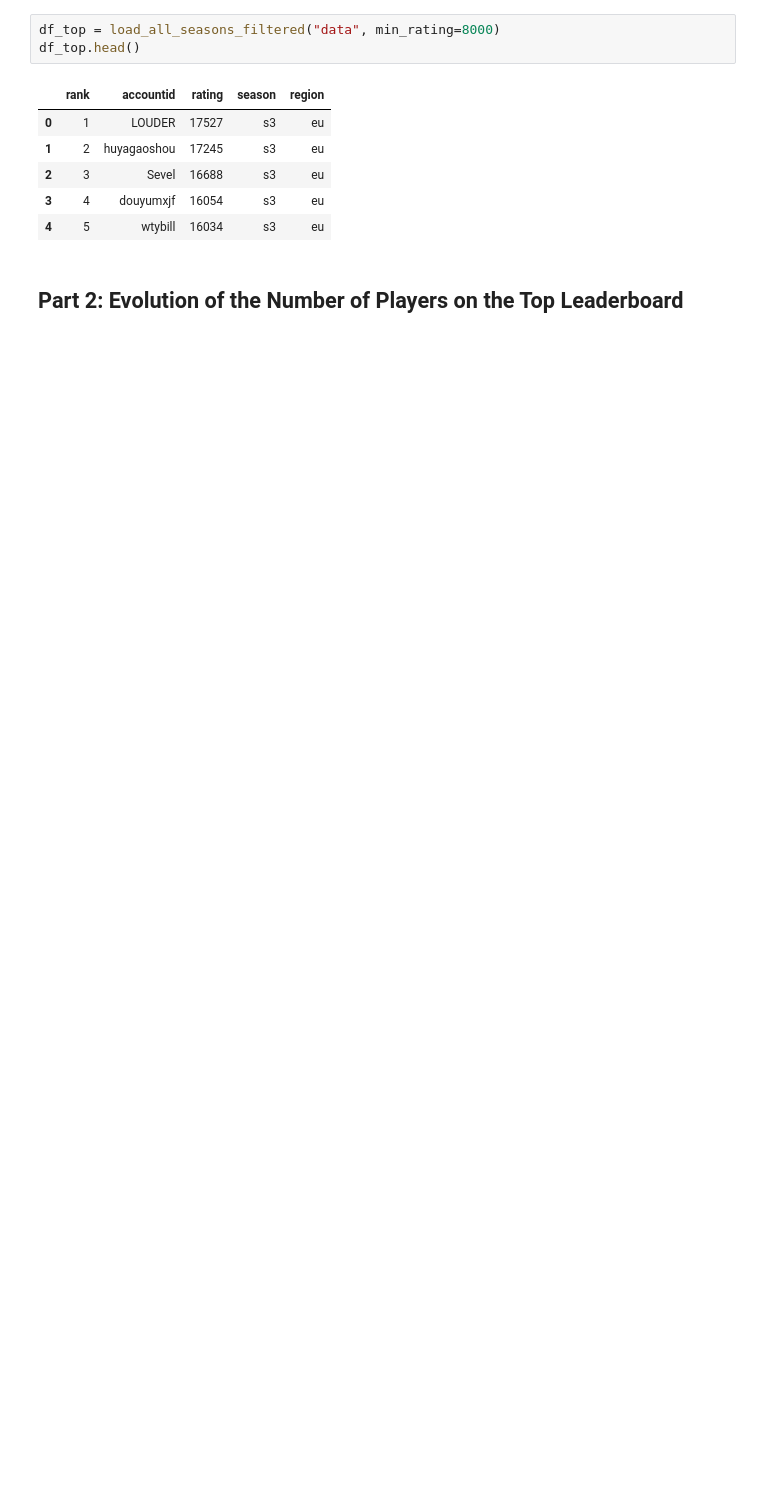
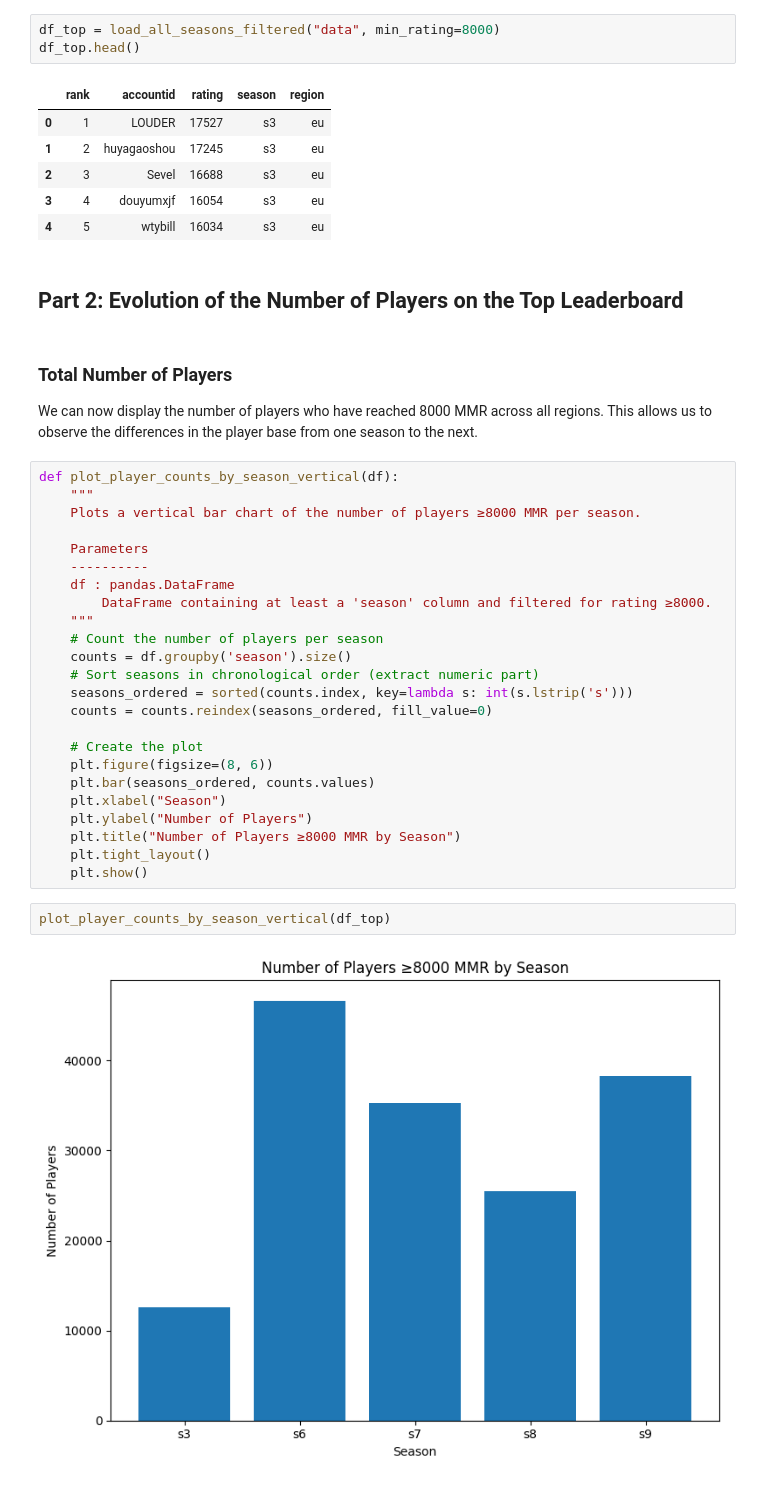
Before and after one commit to LucienLaumont/HSBG_scraper_leaderboard, a Jupyter notebook: evolution_top_leaderboard.ipynb, the cells around one changed output. Saved outputs shown, nothing was run; the diff lists cells and outputs as text; blank space fills up the shorter version.

```diff
--- a/evolution_top_leaderboard.ipynb
+++ b/evolution_top_leaderboard.ipynb
@@ -80,3 +103,35 @@ df_top.head()
 | 4 | 5 | wtybill | 16034 | s3 | eu |
 # %% [markdown]
 ## **Part 2: Evolution of the Number of Players on the Top Leaderboard**
+# %% [markdown]
+### **Total Number of Players**
+
+We can now display the number of players who have reached 8000 MMR across all regions. This allows us to observe the differences in the player base from one season to the next.
+# %%
+def plot_player_counts_by_season_vertical(df):
+    """
+    Plots a vertical bar chart of the number of players ≥8000 MMR per season.
+
+    Parameters
+    ----------
+    df : pandas.DataFrame
+        DataFrame containing at least a 'season' column and filtered for rating ≥8000.
+    """
+    # Count the number of players per season
+    counts = df.groupby('season').size()
+    # Sort seasons in chronological order (extract numeric part)
+    seasons_ordered = sorted(counts.index, key=lambda s: int(s.lstrip('s')))
+    counts = counts.reindex(seasons_ordered, fill_value=0)
+
+    # Create the plot
+    plt.figure(figsize=(8, 6))
+    plt.bar(seasons_ordered, counts.values)
+    plt.xlabel("Season")
+    plt.ylabel("Number of Players")
+    plt.title("Number of Players ≥8000 MMR by Season")
+    plt.tight_layout()
+    plt.show()
+# %%
+plot_player_counts_by_season_vertical(df_top)
+# %% [output]
+[figure, added]
```
Also changed, not shown: parts of 9 cells of this notebook, 3 other files.
